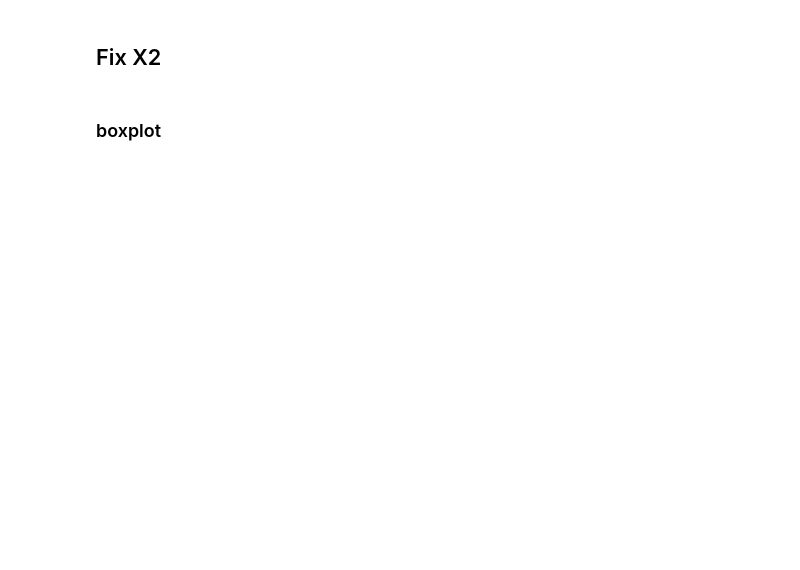
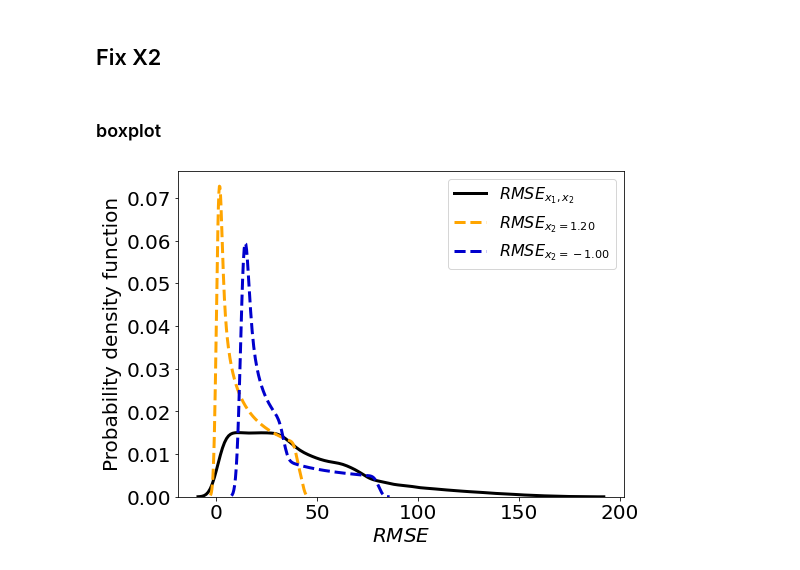
Before and after one commit to QianWanghhu/IES-FF, a Jupyter notebook: src/plot_contour.ipynb, the cells around one changed output. Cells and saved outputs as stored; diff of their text form; code cells hidden in the pictures; blank space fills up the shorter version.

```diff
--- a/src/plot_contour.ipynb
+++ b/src/plot_contour.ipynb
@@ -189,18 +190,25 @@ box_obj(df, x_label, y_label, figname=f'{figpath}dist_feasible_region_{fix_label
 # %% [markdown]
 ### boxplot
 # %%
-# # calculate the values when fixing x_2
-# value_fix = [2, 1.2]
-# z_a1, z_a2 = fix_par(value_fix, par_lab='x2', filter_output=True, y_thr=-8)
+# calculate the values when fixing x_2
+fix_label = 'x2'
+if fix_label == 'x1':
+    value_fix = [-1.5, 0]
+else:
+    value_fix = [1.2, -1]
+z_a1, z_a2 = fix_par(f, x1_full, x2_full, value_fix, par_lab=fix_label)
 # # box plot of the range used for contours
 # df = pd.DataFrame(index=[r'$x_{1}$', r'$x_{1}=a$', r'$x_{2}=b$'], data=[z_uncon, z_a1, z_a2]).T
 # box_obj(df, r'Fix $x_{1}$', 'Output y')
 # %%
-# fig = plt.figure(figsize=(8, 6))
-# ax = sns.kdeplot(z_uncon,color='k')
-# sns.kdeplot(z_a1,  color='orange', linestyle='--')
-# sns.kdeplot(z_a2, color='mediumblue', linestyle='--')
-# ax.set_xlabel(r'${y}=f(x_{1}, x_{2})$', fontsize=14)
-# ax.set_ylabel('Probability density function', fontsize=14)
-# plt.legend([r'${y}=f(x_{1}, x_{2})$', r'${y}=f(x_{1}, x_{2}=2)$', r'${y}=f(x_{1}, x_{2}=-1.3)$'], fontsize=14)
-# plt.savefig('sensitive_pdf_x2.png', format='png', dpi=300);
+fig = plt.figure(figsize=(8, 6))
+ax = sns.kdeplot(z_uncon,color='k')
+sns.kdeplot(z_a1,  color='orange', linestyle='--')
+sns.kdeplot(z_a2, color='mediumblue', linestyle='--')
+ax.set_xlabel(r'$RMSE$', fontsize=20)
+ax.set_ylabel('Probability density function', fontsize=20)
+plt.legend([r'$RMSE_{x_{1}, x_{2}}$', r'$RMSE_{x_{2}=%.2f}$'%value_fix[0],
+            r'$RMSE_{x_{2}=%.2f}$'%value_fix[1]], fontsize=16)
+plt.savefig(f'{figpath}sensitive_pdf_x2.png', format='png', dpi=300);
+# %% [output]
+[figure, added]
```
Also changed, not shown: parts of 7 cells of this notebook.
